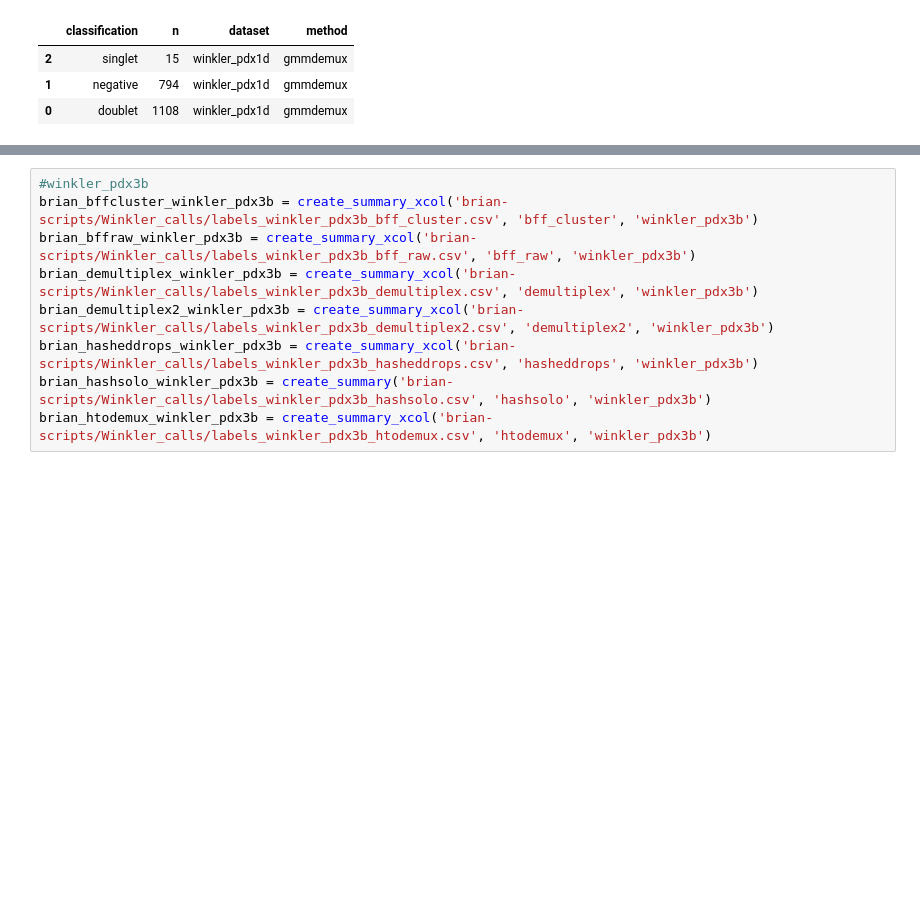
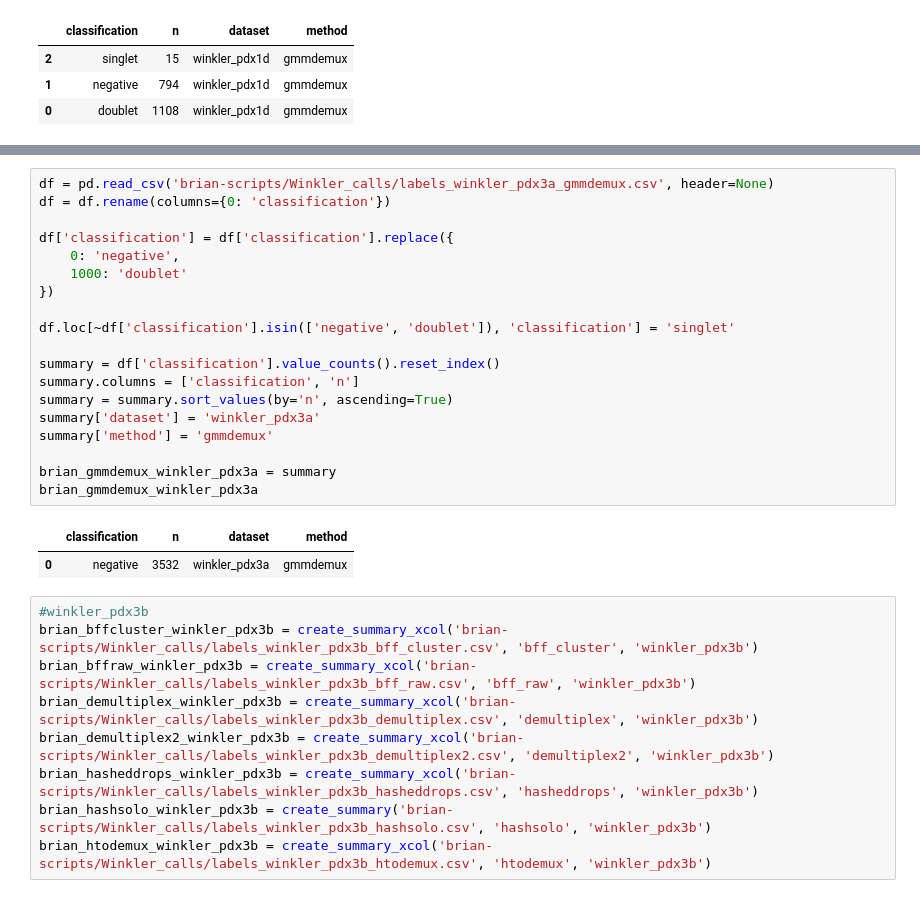
Before and after one commit to cheryl-xiang/demultiplexing-methods, a Jupyter notebook: analysis/compare_summaries.ipynb, the cells around one changed output, grey strips where cells are left out. Drawn from its saved outputs; the diff is of its cells as text; blank space fills up the shorter version.

```diff
--- a/analysis/compare_summaries.ipynb
+++ b/analysis/compare_summaries.ipynb
@@ -608,3 +615,25 @@ brian_gmmdemux_winkler_pdx1d
+# %%
+df = pd.read_csv('brian-scripts/Winkler_calls/labels_winkler_pdx3a_gmmdemux.csv', header=None)
+df = df.rename(columns={0: 'classification'})
+
+df['classification'] = df['classification'].replace({
+    0: 'negative',
+    1000: 'doublet'
+})
+
+df.loc[~df['classification'].isin(['negative', 'doublet']), 'classification'] = 'singlet'
+
+summary = df['classification'].value_counts().reset_index()
+summary.columns = ['classification', 'n']
+summary = summary.sort_values(by='n', ascending=True)
+summary['dataset'] = 'winkler_pdx3a'
+summary['method'] = 'gmmdemux'
+
+brian_gmmdemux_winkler_pdx3a = summary
+brian_gmmdemux_winkler_pdx3a
+# %% [output]
+|  | classification | n | dataset | method |
+| 0 | negative | 3532 | winkler_pdx3a | gmmdemux |
 # %%
 #winkler_pdx3b
 brian_bffcluster_winkler_pdx3b = create_summary_xcol('brian-scripts/Winkler_calls/labels_winkler_pdx3b_bff_cluster.csv', 'bff_cluster', 'winkler_pdx3b')
```
Also changed, not shown: parts of 7 cells of this notebook, 8 other files.
